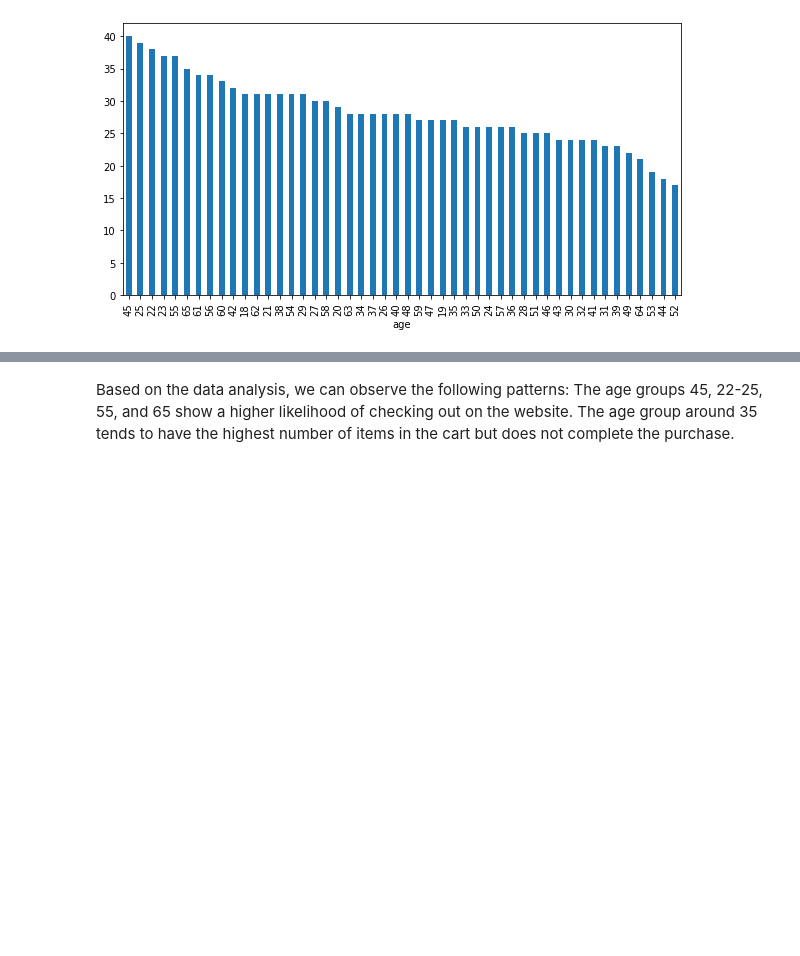
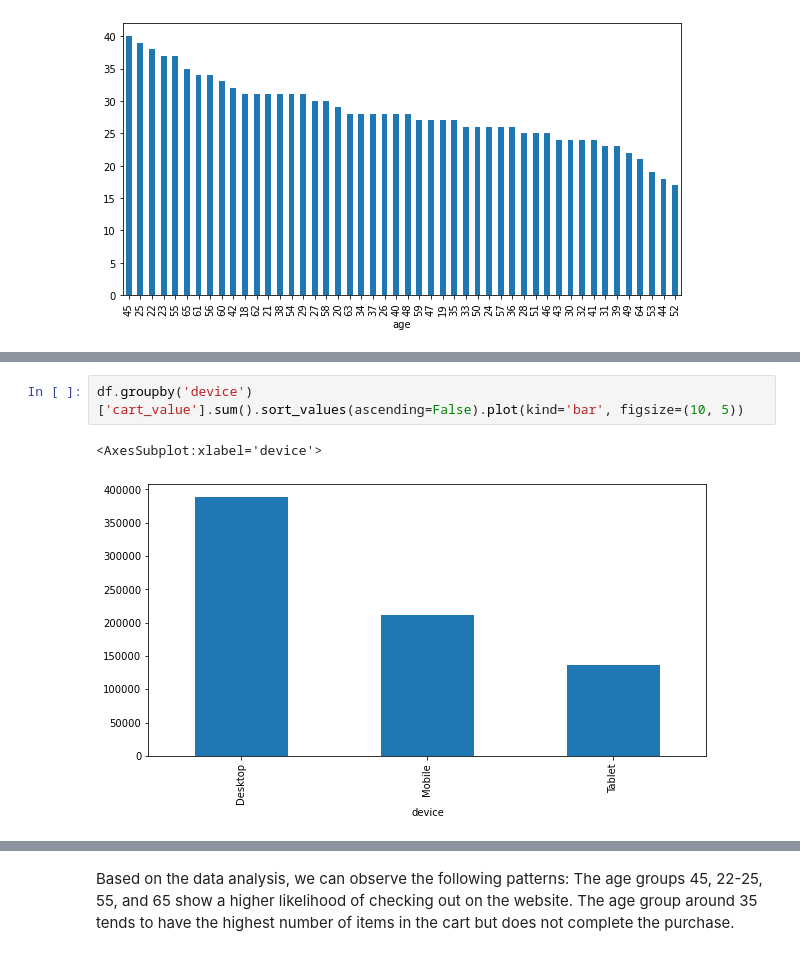
Before and after one commit to leningschulich/schulich_data_science, a Jupyter notebook: midterm.ipynb, the cells around one changed output, grey strips where cells are left out. Saved outputs shown, nothing was run; the diff lists cells and outputs as text; blank space fills up the shorter version.

```diff
--- a/midterm.ipynb
+++ b/midterm.ipynb
@@ -396,0 +407,5 @@ df.groupby('age')['checkout_status'].sum().sort_values(ascending=False).plot(kin
+# %%
+df.groupby('device')['cart_value'].sum().sort_values(ascending=False).plot(kind='bar', figsize=(10, 5))
+# %% [output]
+<AxesSubplot:xlabel='device'>
+[figure, added]
```
Also changed, not shown: parts of 6 cells of this notebook.
